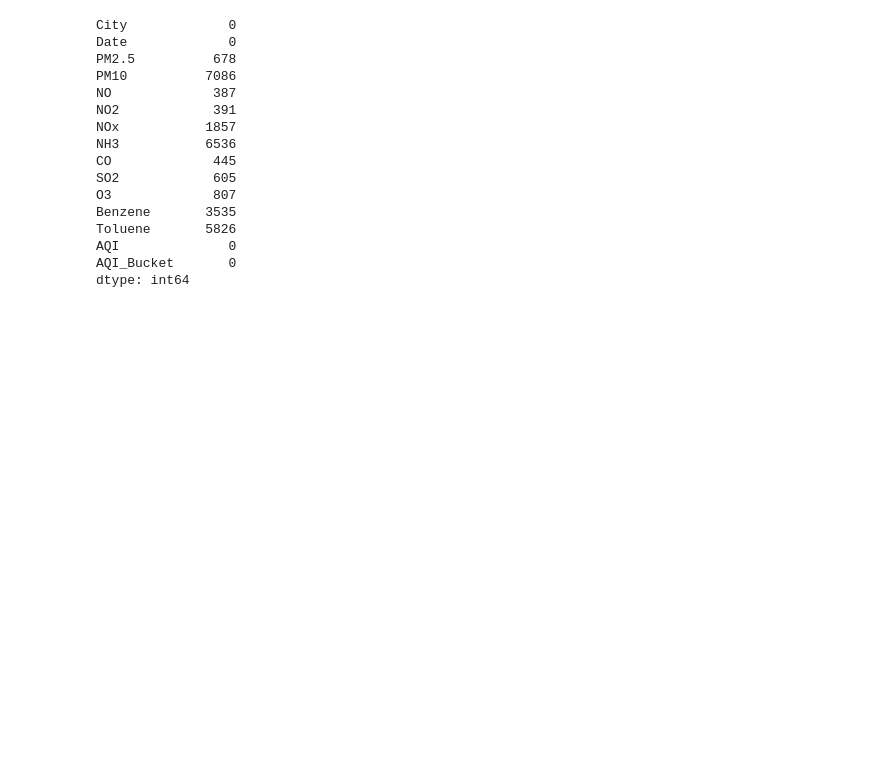
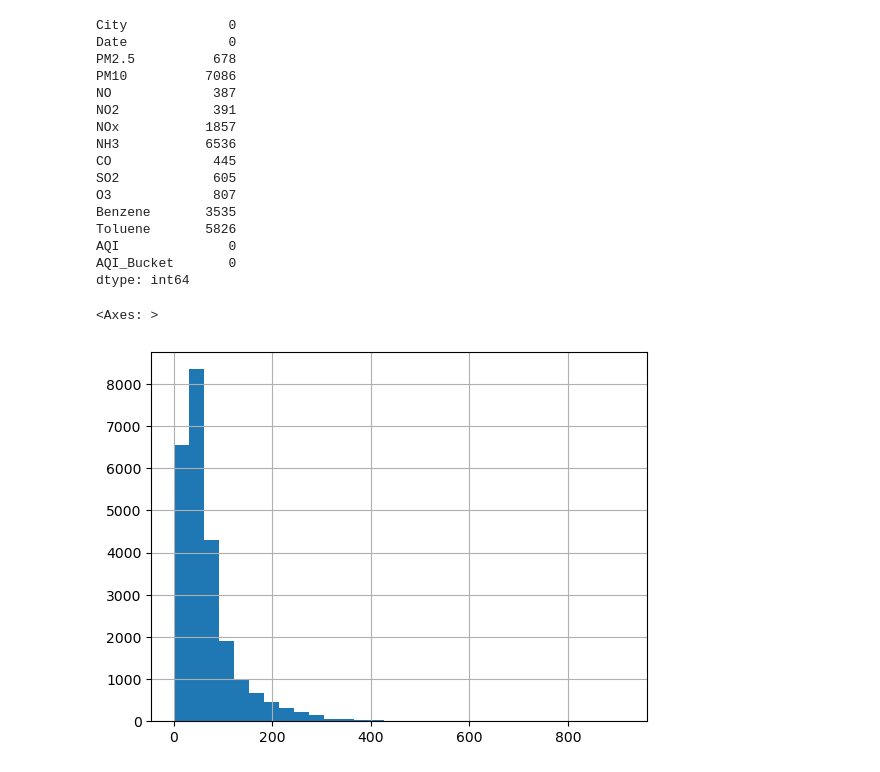
Before and after one commit to shailajadurgam60-ai/AirCare-AI, a Jupyter notebook: notebooks/02_data_cleaning.ipynb, the cells around one changed output. Cells and saved outputs as stored; diff of their text form; code cells hidden in the pictures; blank space fills up the shorter version.

Commit message:
feat: complete data cleaning pipeline

```diff
--- a/notebooks/02_data_cleaning.ipynb
+++ b/notebooks/02_data_cleaning.ipynb
@@ -67,3 +67,8 @@ Toluene       5826
 AQI              0
 AQI_Bucket       0
 dtype: int64
+# %%
+df_clean["PM2.5"].hist(bins=30)
+# %% [output]
+<Axes: >
+[figure, added]
```
Also changed, not shown: parts of 19 cells of this notebook, 2 other files.
